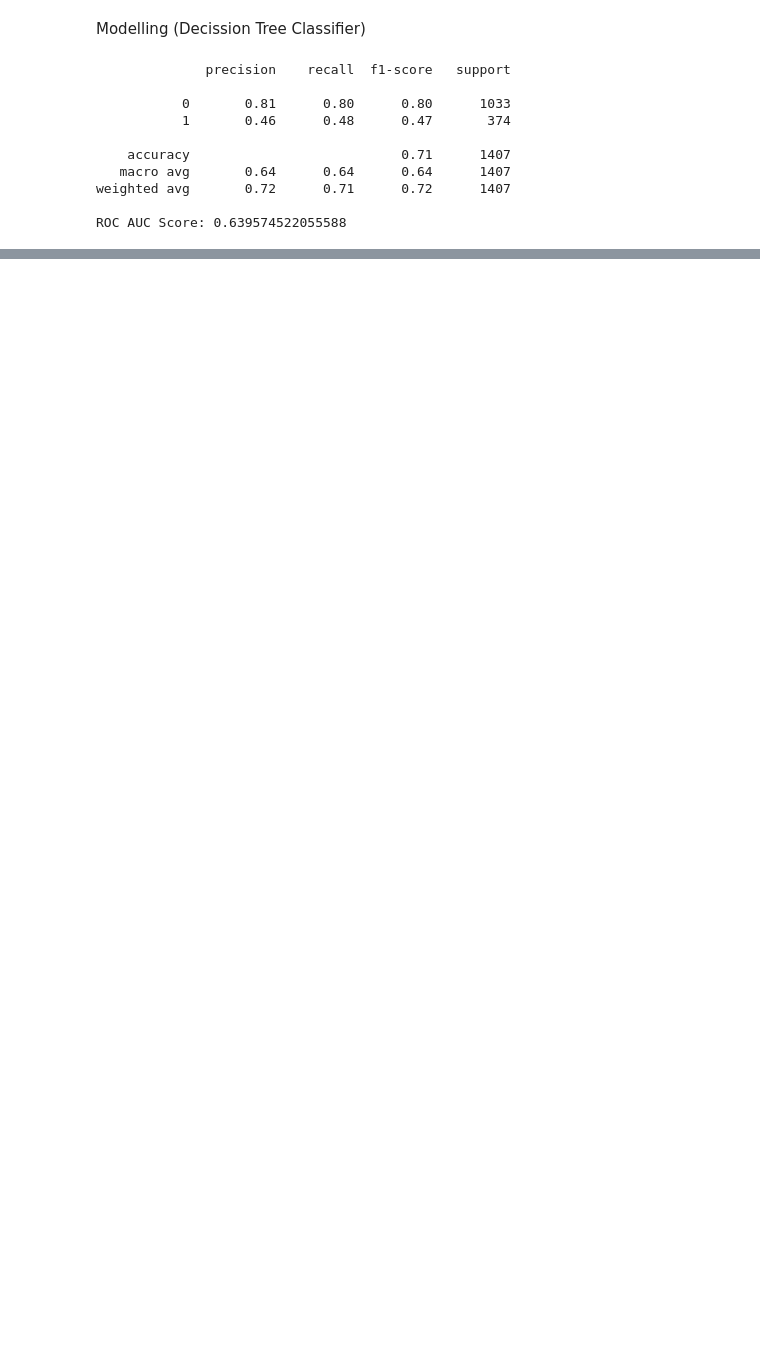
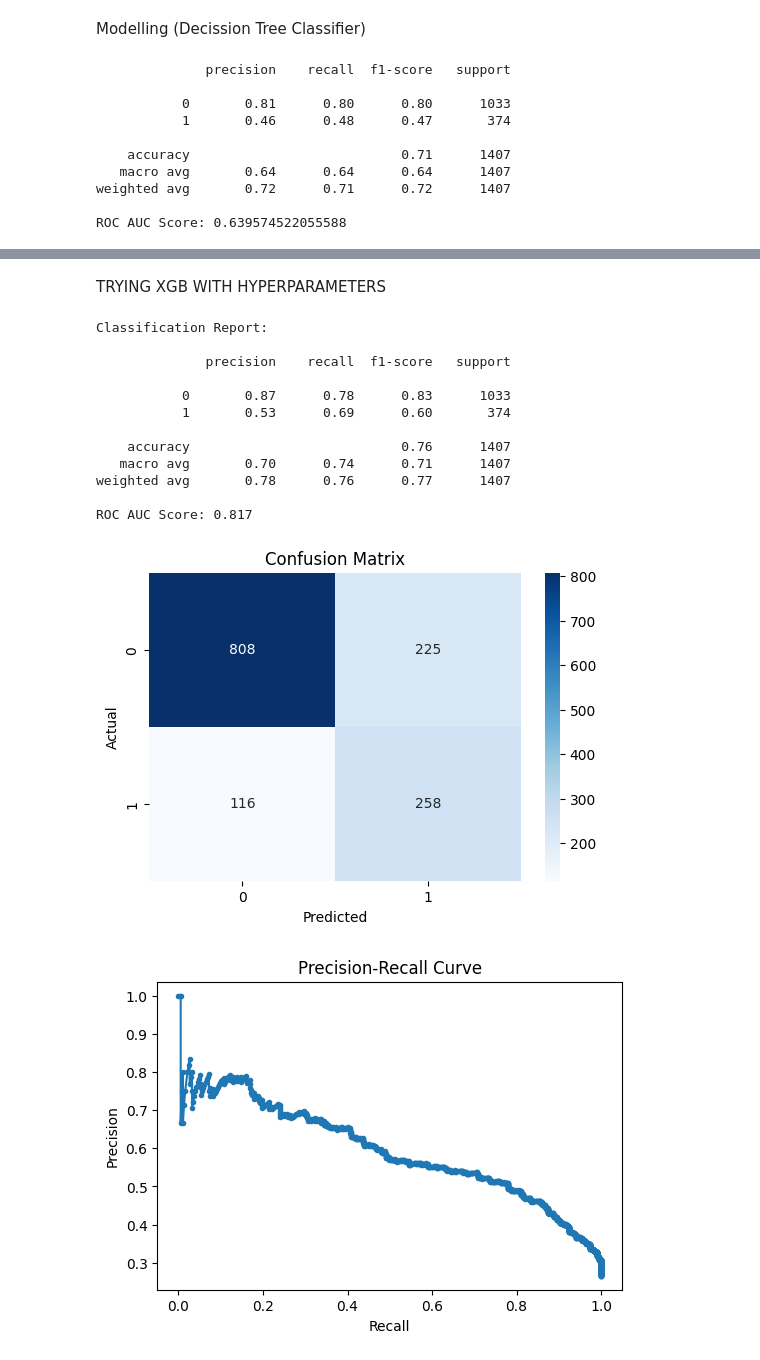
Before and after one commit to Allen-Ngbede/Telco_Customer_Churn_Prediction, a Jupyter notebook: Churn_Analysis_Modelling.ipynb, the cells around one changed output, grey strips where cells are left out. Drawn from its saved outputs; the diff is of its cells as text; code cells hidden in the pictures; blank space fills up the shorter version.

Commit message:
model created and saved

```diff
--- a/Churn_Analysis_Modelling.ipynb
+++ b/Churn_Analysis_Modelling.ipynb
@@ -77,0 +199,74 @@ ROC AUC Score: 0.639574522055588
+# %% [markdown]
+TRYING XGB WITH HYPERPARAMETERS
+# %%
+import pandas as pd
+from sklearn.model_selection import train_test_split, GridSearchCV
+from sklearn.metrics import classification_report, roc_auc_score, confusion_matrix, precision_recall_curve
+from imblearn.combine import SMOTEENN
+from xgboost import XGBClassifier
+import matplotlib.pyplot as plt
+import seaborn as sns
+
+# Split data
+x_train, x_test, y_train, y_test = train_test_split(x, y, test_size=0.2, random_state=42, stratify=y)
+
+# Resample training data
+sm = SMOTEENN(random_state=42)
+x_train_res, y_train_res = sm.fit_resample(x_train, y_train)
+
+# Train XGBoost with basic hyperparameters
+xgb = XGBClassifier(
+    objective='binary:logistic',
+    scale_pos_weight=(len(y_train_res[y_train_res==0]) / len(y_train_res[y_train_res==1])),
+    use_label_encoder=False,
+    eval_metric='logloss',
+    random_state=42
+)
+xgb.fit(x_train_res, y_train_res)
+
+# Predict probabilities on real test data
+y_proba = xgb.predict_proba(x_test)[:,1]
+
+#Threshold tuning for recall/precision balance
+threshold = 0.4  # lower threshold → higher recall
+y_pred = (y_proba > threshold).astype(int)
+
+# Evaluate
+print("Classification Report:\n")
+print(classification_report(y_test, y_pred))
+
+roc_auc = roc_auc_score(y_test, y_proba)
+print(f"ROC AUC Score: {roc_auc:.3f}")
+
+# Confusion Matrix
+cm = confusion_matrix(y_test, y_pred)
+plt.figure(figsize=(6,4))
+sns.heatmap(cm, annot=True, fmt='d', cmap='Blues', xticklabels=[0,1], yticklabels=[0,1])
+plt.xlabel('Predicted')
+plt.ylabel('Actual')
+plt.title('Confusion Matrix')
+plt.show()
+
+# Precision-Recall Curve
+precision, recall, thresholds = precision_recall_curve(y_test, y_proba)
+plt.figure(figsize=(6,4))
+plt.plot(recall, precision, marker='.')
+plt.xlabel('Recall')
+plt.ylabel('Precision')
+plt.title('Precision-Recall Curve')
+plt.show()
+# %% [output]
+Classification Report:
+
+              precision    recall  f1-score   support
+
+           0       0.87      0.78      0.83      1033
+           1       0.53      0.69      0.60       374
+
+    accuracy                           0.76      1407
+   macro avg       0.70      0.74      0.71      1407
+weighted avg       0.78      0.76      0.77      1407
+
+ROC AUC Score: 0.817
+[figure, added]
+[figure, added]
```
Also changed, not shown: parts of 16 cells of this notebook, 2 other files.
